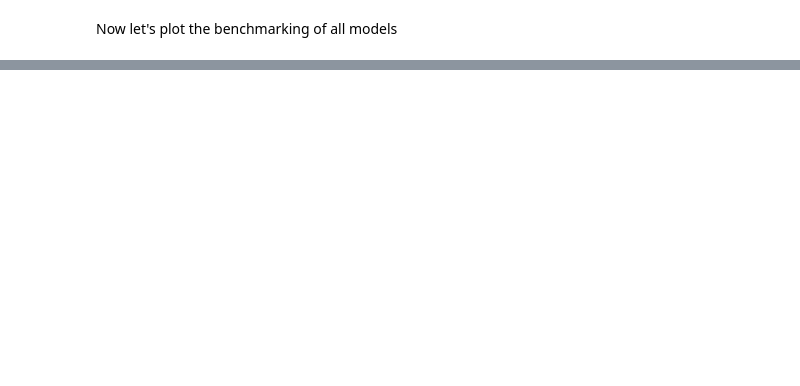
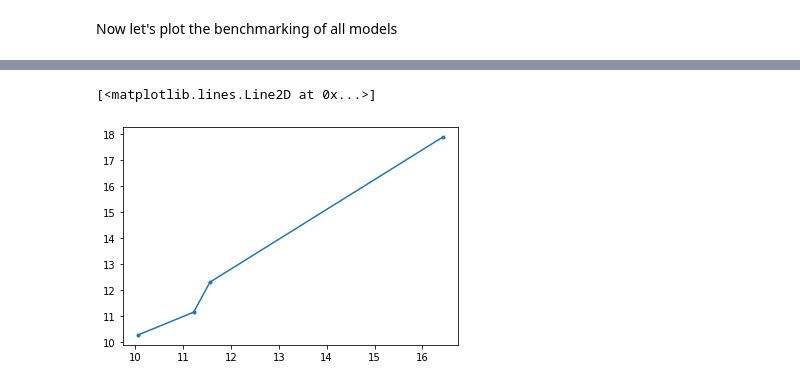
Before and after one commit to JuanDDiosRojas/LEAPS-2023, a Jupyter notebook: Chemulator-main/examples/top_ten_temp.ipynb, the cells around one changed output, grey strips where cells are left out. Drawn from its saved outputs; the diff is of its cells as text; code cells hidden in the pictures; blank space fills up the shorter version.

```diff
--- a/Chemulator-main/examples/top_ten_temp.ipynb
+++ b/Chemulator-main/examples/top_ten_temp.ipynb
@@ -342,0 +396,47 @@ predicted_vals[i][plot_specs[1]]==predicted_vals[i][plot_specs[1]]
+# %%
+#Now, we take the median for ranges
+actual_med=[]
+pred_med=[]
+dif=30
+
+for spec in plot_specs:
+    m=max(actuals[spec])
+    mim=min(actuals[spec])
+
+    M=max(predicted[spec])
+    Mim=min(predicted[spec])
+
+    p_ac=(m-mim)/dif
+    p_pred=(M-Mim)/dif
+
+    a_med=[]
+    p_med=[]
+    for p in range(int(dif)):
+        a_med.append( actuals[spec][(actuals[spec]<=mim+(p+1)*p_ac)&(mim+p*p_ac<=actuals[spec])].median() )
+        p_med.append( predicted[spec][(predicted[spec]<=Mim+(p+1)*p_pred)&(Mim+p*p_pred<=predicted[spec])].median() )
+        #mim=mim+p_ac
+        #Mim=Mim+p_pred
+
+    actual_med.append(a_med)
+    pred_med.append(p_med)
+# %%
+actual_med=np.array(actual_med)
+pred_med=np.array(pred_med)
+act_med=[]
+pre_med=[]
+for i in range(len(actual_med)):
+    pr=[]
+    ac=[]
+    for j in range(29):
+        if np.isnan(actual_med[i][j])==False and np.isnan(pred_med[i][j])==False:
+            pr.append(pred_med[i][j])
+            ac.append(actual_med[i][j])
+    act_med.append(ac)
+    pre_med.append(pr)
+            #actual_med[i]=np.delete(actual_med[i], j, axis=1)
+            #pred_med[i]=np.delete(pred_med[i], j, axis=1)
+# %%
+plt.plot( act_med[1],pre_med[1],'.-')
+# %% [output]
+[<matplotlib.lines.Line2D at 0x...>]
+[figure, added]
```
Also changed, not shown: parts of 21 cells of this notebook.
